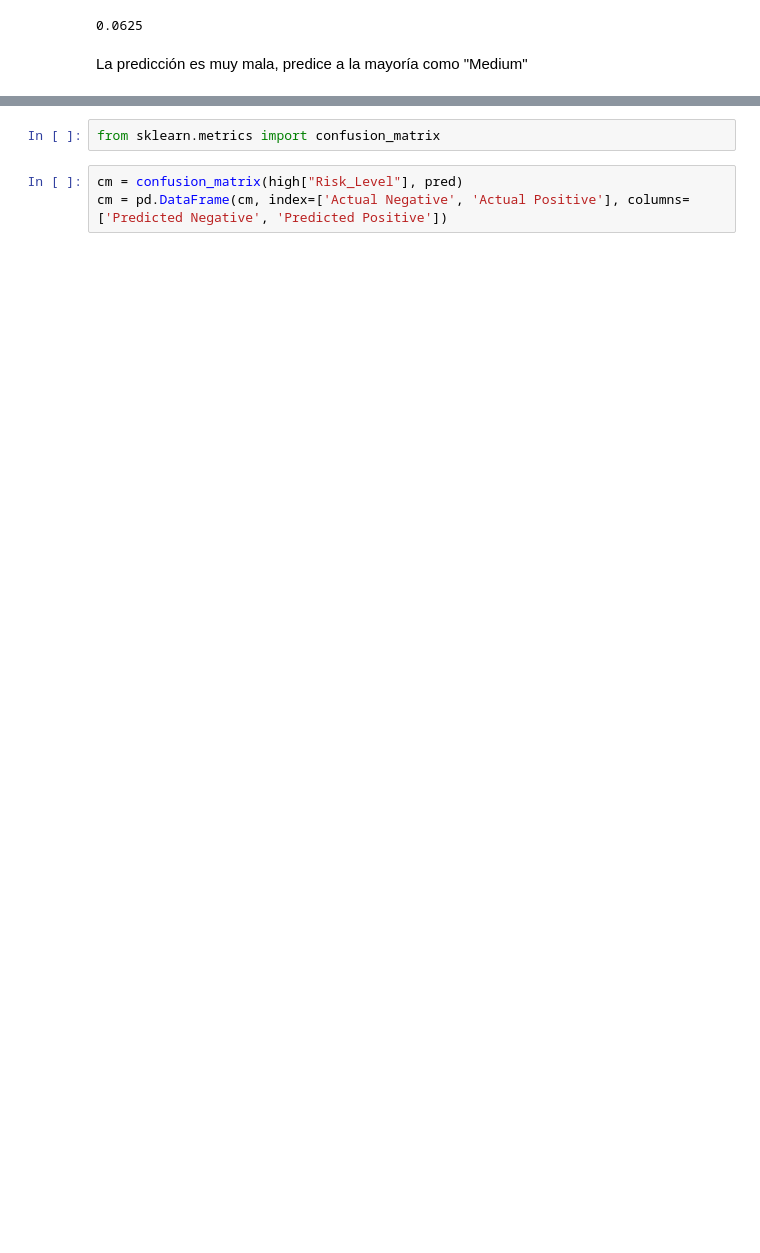
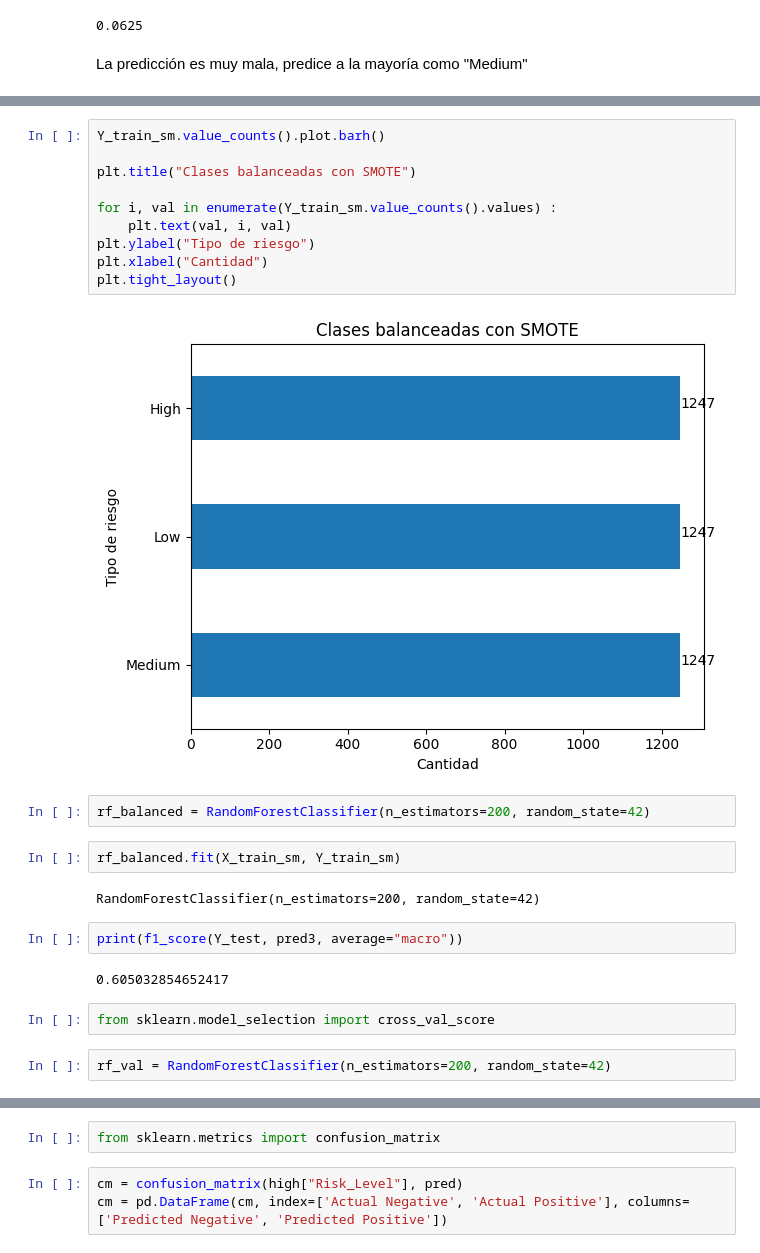
Before and after one commit to Amolihua/ML3037-GRUPO4-ALDIMI, a Jupyter notebook: test_dataset_risk.ipynb, the cells around one changed output, grey strips where cells are left out. Cells and saved outputs as stored; diff of their text form; blank space fills up the shorter version.

```diff
--- a/test_dataset_risk.ipynb
+++ b/test_dataset_risk.ipynb
@@ -134,0 +169,26 @@ array(['Medium', 'Medium', 'Medium', 'Medium', 'Medium', 'Medium',
+# %%
+Y_train_sm.value_counts().plot.barh()
+
+plt.title("Clases balanceadas con SMOTE")
+
+for i, val in enumerate(Y_train_sm.value_counts().values) :
+    plt.text(val, i, val)
+plt.ylabel("Tipo de riesgo")
+plt.xlabel("Cantidad")
+plt.tight_layout()
+# %% [output]
+[figure, added]
+# %%
+rf_balanced = RandomForestClassifier(n_estimators=200, random_state=42)
+# %%
+rf_balanced.fit(X_train_sm, Y_train_sm)
+# %% [output]
+RandomForestClassifier(n_estimators=200, random_state=42)
+# %%
+print(f1_score(Y_test, pred3, average="macro"))
+# %% [output]
+0.605032854652417
+# %%
+from sklearn.model_selection import cross_val_score
+# %%
+rf_val = RandomForestClassifier(n_estimators=200, random_state=42)
```
Also changed, not shown: parts of 31 cells of this notebook.
